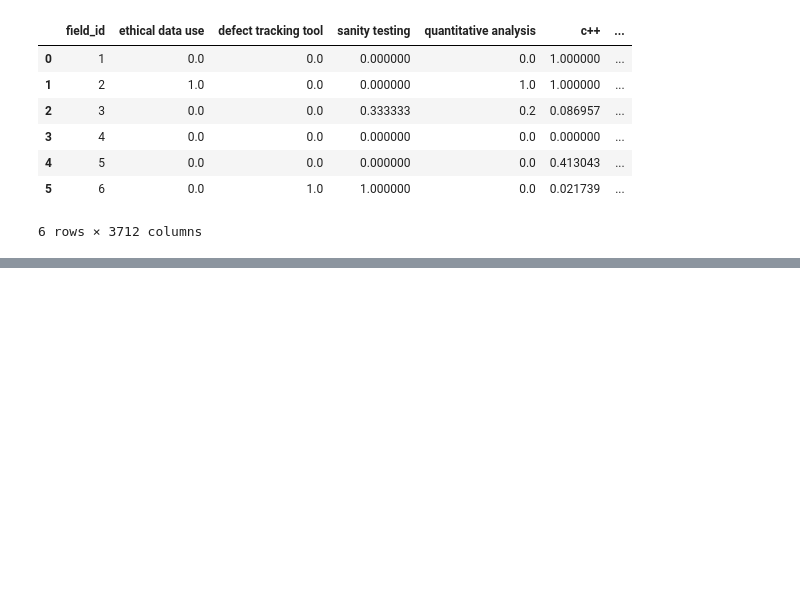
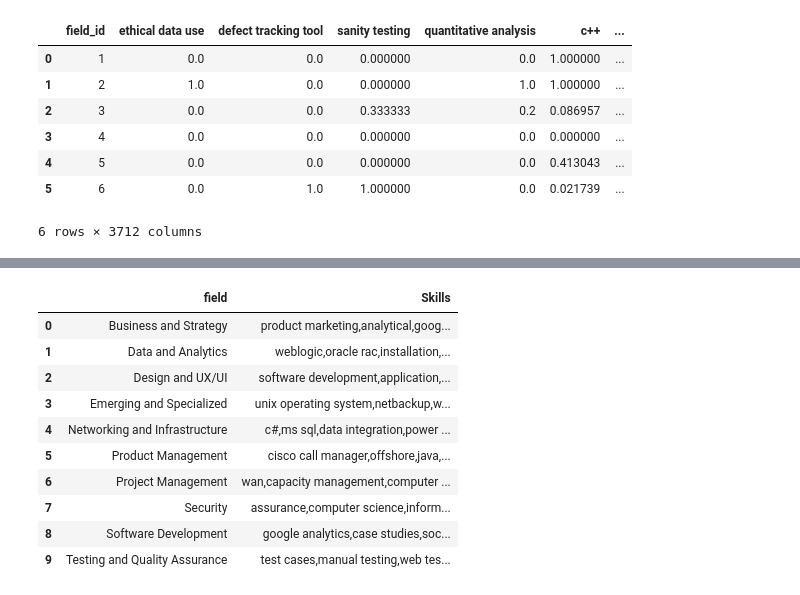
Before and after one commit to ron-ligsay/course-u, a Jupyter notebook: course_u/src/notebooks/field_skills.ipynb, the cells around one changed output, grey strips where cells are left out. Cells and saved outputs as stored; diff of their text form; code cells hidden in the pictures; blank space fills up the shorter version.

```diff
--- a/course_u/src/notebooks/field_skills.ipynb
+++ b/course_u/src/notebooks/field_skills.ipynb
@@ -282,0 +320,21 @@ field_skills_df.to_csv('../../static/csv/normalized_field_skills.csv', index=Fal
+# %%
+# using TF-IDF
+from sklearn.feature_extraction.text import TfidfVectorizer
+import pandas as pd
+
+# load csv
+field_skills = pd.read_csv('../../static/csv/field_skills.csv')
+# %%
+field_skills
+# %% [output]
+|  | field | Skills |
+| 0 | Business and Strategy | product marketing,analytical,goog... |
+| 1 | Data and Analytics | weblogic,oracle rac,installation,... |
+| 2 | Design and UX/UI | software development,application,... |
+| 3 | Emerging and Specialized | unix operating system,netbackup,w... |
+| 4 | Networking and Infrastructure | c#,ms sql,data integration,power ... |
+| 5 | Product Management | cisco call manager,offshore,java,... |
+| 6 | Project Management | wan,capacity management,computer ... |
+| 7 | Security | assurance,computer science,inform... |
+| 8 | Software Development | google analytics,case studies,soc... |
+| 9 | Testing and Quality Assurance | test cases,manual testing,web tes... |
```
Also changed, not shown: parts of 38 cells of this notebook.
